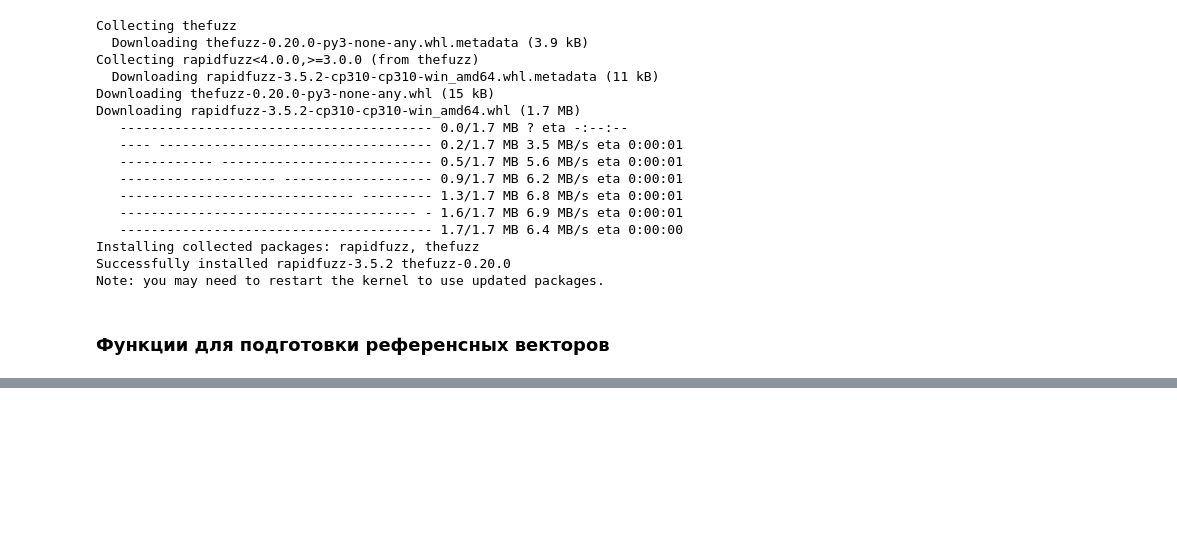
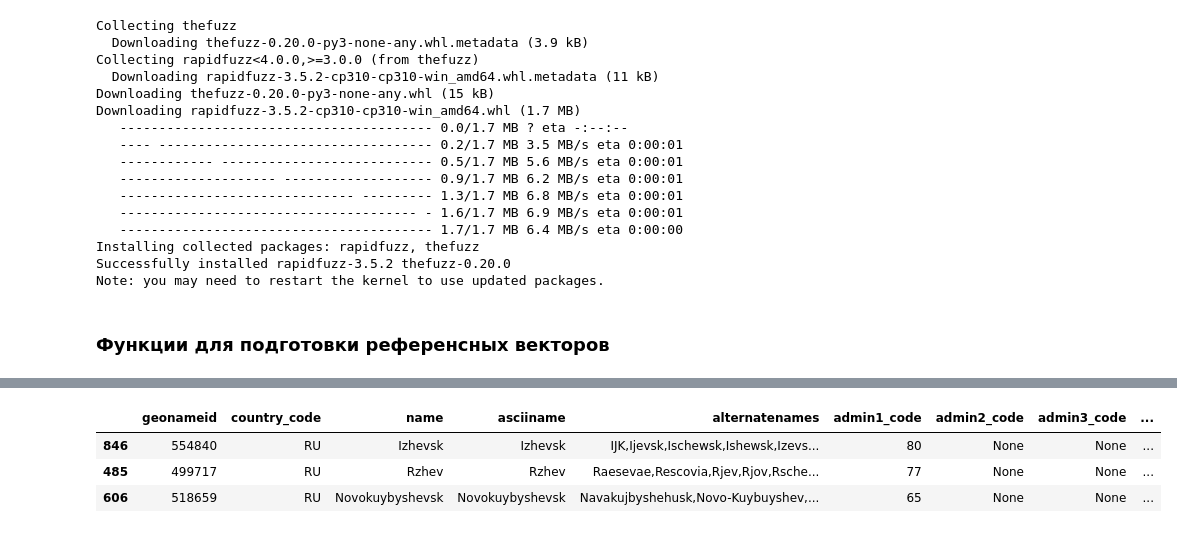
Before and after one commit to krairy/geonames, a Jupyter notebook: scripts/main.ipynb, the cells around one changed output, grey strips where cells are left out. Cells and saved outputs as stored; diff of their text form; code cells hidden in the pictures; blank space fills up the shorter version.

Commit message:
Working fuzzy search

```diff
--- a/scripts/main.ipynb
+++ b/scripts/main.ipynb
@@ -535,23 +530,13 @@ Wall time: 0 ns
-# %%
-from thefuzz import process
-from collections import OrderedDict
-
-k=3
-sorted_scores = dict(sorted(scores.items(), key=lambda item: item[1], reverse=True))
 # %%
-# from thefuzz import fuzz
-
-query = 'Mockva'
-k=3 ## number of suggestions
-
-# choices = d[677]
-%time
-scores = {}
-for ind, name_list in d.items():
-    _ = np.array(process.extract(query, name_list, limit=5))
-    scores[ind] = _[:, 1].astype(int).sum()
-    scores[ind] /= len(_)
-sorted_scores = dict(sorted(scores.items(), key=lambda item: item[1], reverse=True))
-indexes = list(sorted_scores)[:k] # Works flawlessly
-result = df_.loc[indexes]
-result
+def search(query, k=10):
+    "The rapid fuzzy search"
+    if detect_language(query) is not None:
+        query = slugify(query)
+    scores = {}
+    for ind, name_list in d.items():
+        _ = np.array(process.extract(query, name_list, limit=5))
+        scores[ind] = _[:, 1].astype(int).sum()
+        scores[ind] /= len(_)
+    sorted_scores = dict(sorted(scores.items(), key=lambda item: item[1], reverse=True))
+    indexes = list(sorted_scores)[:k] # Works flawlessly
+    return df_.loc[indexes]
@@ -564,0 +543,11 @@ Wall time: 0 ns
+# %%
+k=3 ## number of suggestions
+# query = input()
+query = 'Ржевск'
+
+search(query, k)
+# %% [output]
+|  | geonameid | country_code | name | asciiname | alternatenames | admin1_code | admin2_code | admin3_code | ... |
+| 846 | 554840 | RU | Izhevsk | Izhevsk | IJK,Ijevsk,Ischewsk,Ishewsk,Izevs... | 80 | None | None | ... |
+| 485 | 499717 | RU | Rzhev | Rzhev | Raesevae,Rescovia,Rjev,Rjov,Rsche... | 77 | None | None | ... |
+| 606 | 518659 | RU | Novokuybyshevsk | Novokuybyshevsk | Navakujbyshehusk,Novo-Kuybuyshev,... | 65 | None | None | ... |
```
Also changed, not shown: parts of 4 cells of this notebook.
